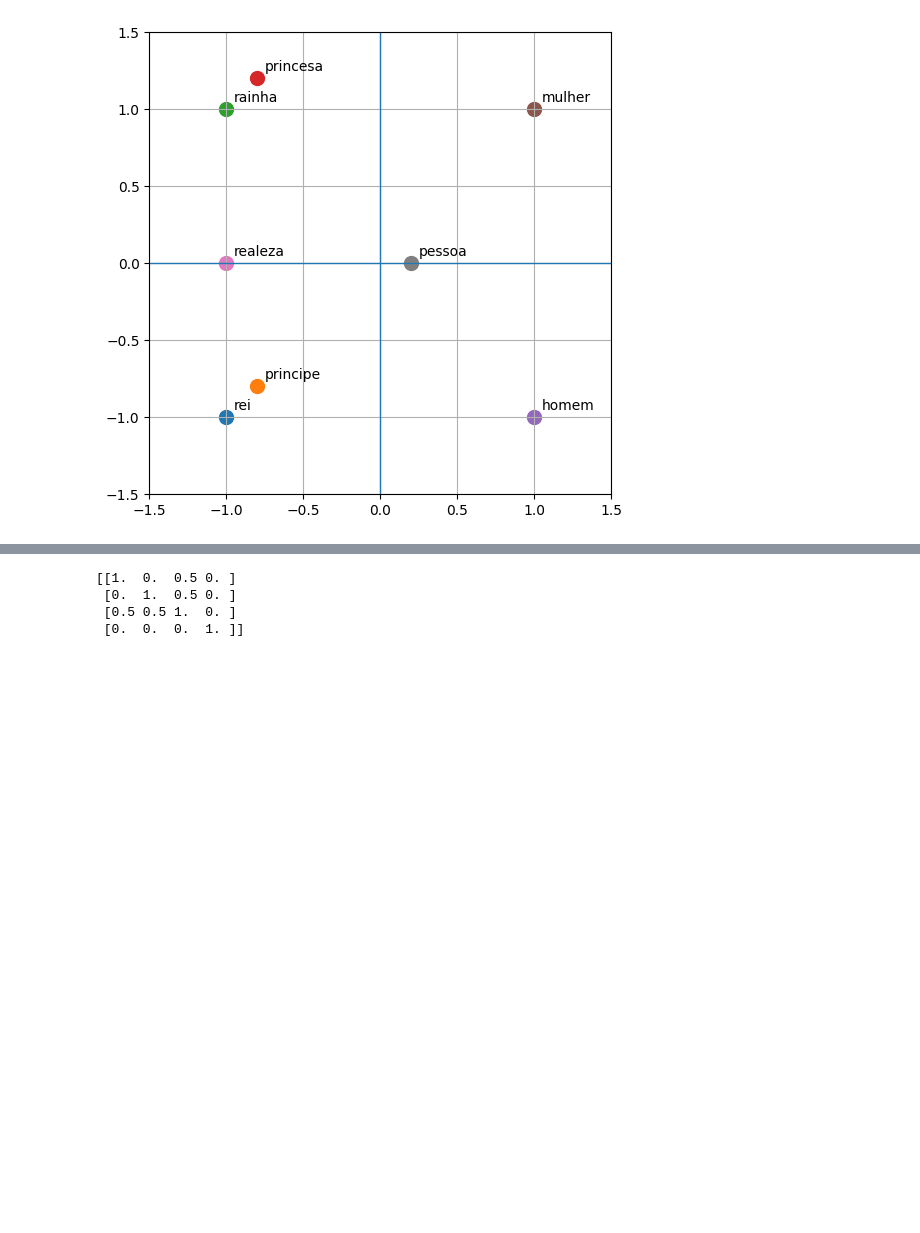
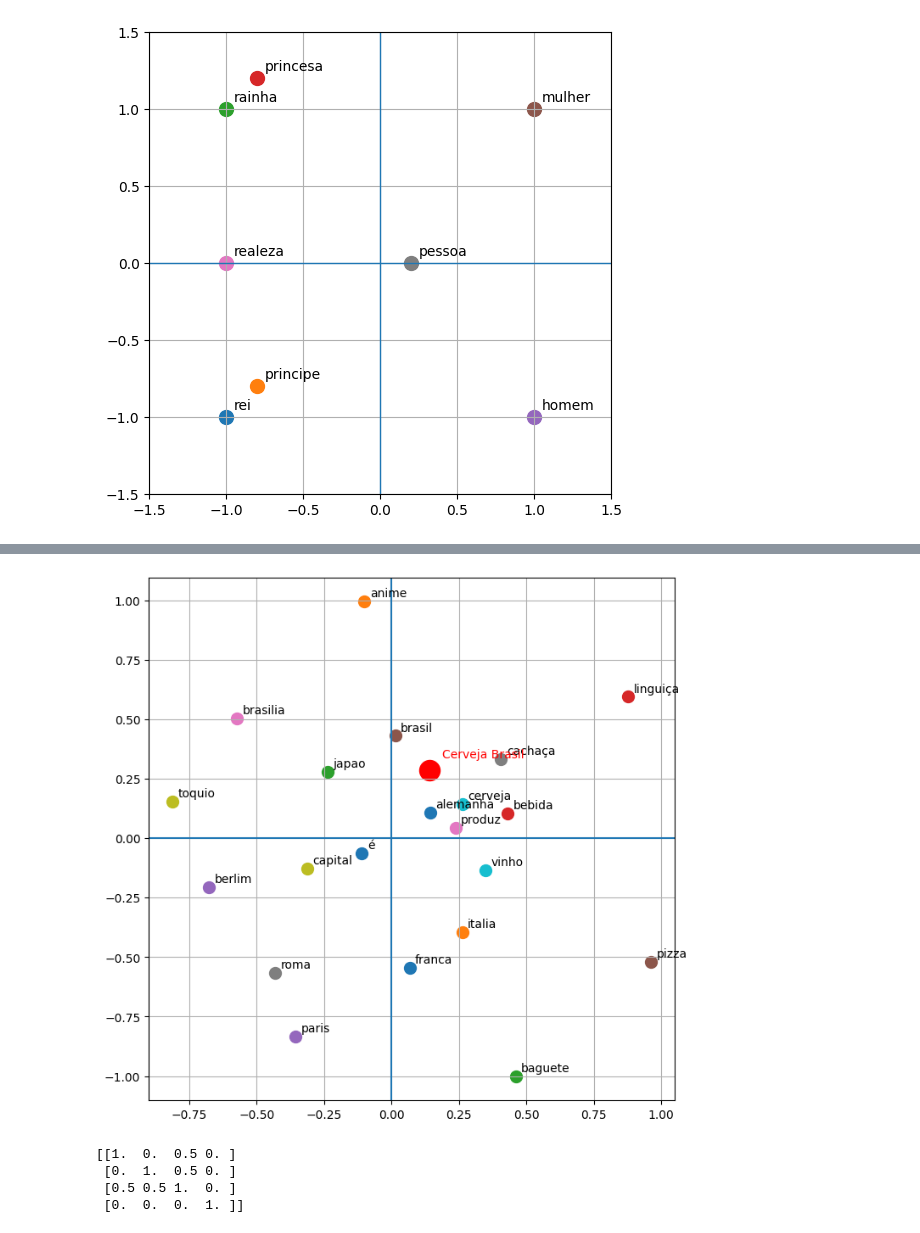
Before and after one commit to arturbernardo/word_vectors, a Jupyter notebook: LLM_HOW_TO.ipynb, the cells around one changed output, grey strips where cells are left out. Cells and saved outputs as stored; diff of their text form; code cells hidden in the pictures; blank space fills up the shorter version.

```diff
--- a/LLM_HOW_TO.ipynb
+++ b/LLM_HOW_TO.ipynb
@@ -250,3 +173,80 @@ plt.show()
+# %%
+import matplotlib.pyplot as plt
+
+
+
+# posição aleatória 2D inicial
+vectors = vectors_default.copy();
+
+learning_rate = 0.01
+repulsion = 0.001
+
+for epoch in range(1000):
+
+    # atração: palavras que aparecem juntas
+    for sentence in sentences:
+        for i in range(len(sentence)):
+            for j in range(i + 1, len(sentence)):
+
+                w1 = sentence[i]
+                w2 = sentence[j]
+
+                v1 = vectors[w1]
+                v2 = vectors[w2]
+
+                delta = v2 - v1
+
+                vectors[w1] += learning_rate * delta
+                vectors[w2] -= learning_rate * delta
+
+    # repulsão: evita tudo colapsar
+    for w1 in words:
+        for w2 in words:
+            if w1 == w2:
+                continue
+
+            v1 = vectors[w1]
+            v2 = vectors[w2]
+
+            delta = v1 - v2
+            dist = np.linalg.norm(delta) + 1e-6
+
+            vectors[w1] += repulsion * delta / (dist ** 2)
+
+# desenho
+plt.figure(figsize=(8, 8))
+
+for word, vec in vectors.items():
+    x, y = vec
+
+    plt.scatter(x, y, s=100)
+    plt.text(x + 0.02, y + 0.02, word)
+
+
+
+resultado = (
+    (vectors["cerveja"]
+    + vectors["brasil"])/2
+)
+
+plt.scatter(resultado[0], resultado[1], s=300, color="red")
+
+plt.text(
+    resultado[0] + 0.05,
+    resultado[1] + 0.05,
+    "Cerveja Brasil",
+    color="red"
+)
+
+
+plt.axhline(0)
+plt.axvline(0)
+
+plt.grid(True)
+
+plt.show()
+# %% [output]
+[figure, added]
 # %%
 from sklearn.feature_extraction.text import CountVectorizer
 from sklearn.metrics.pairwise import cosine_similarity
```
Also changed, not shown: parts of 12 cells of this notebook.
